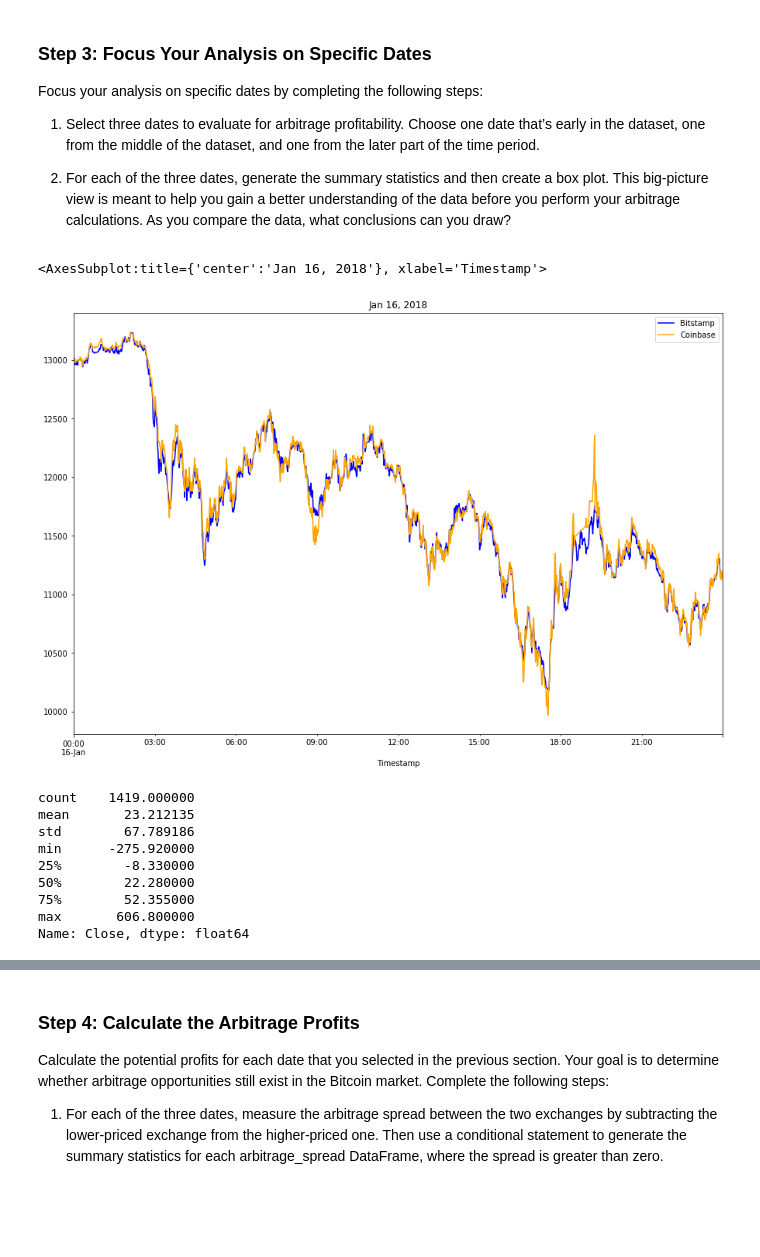
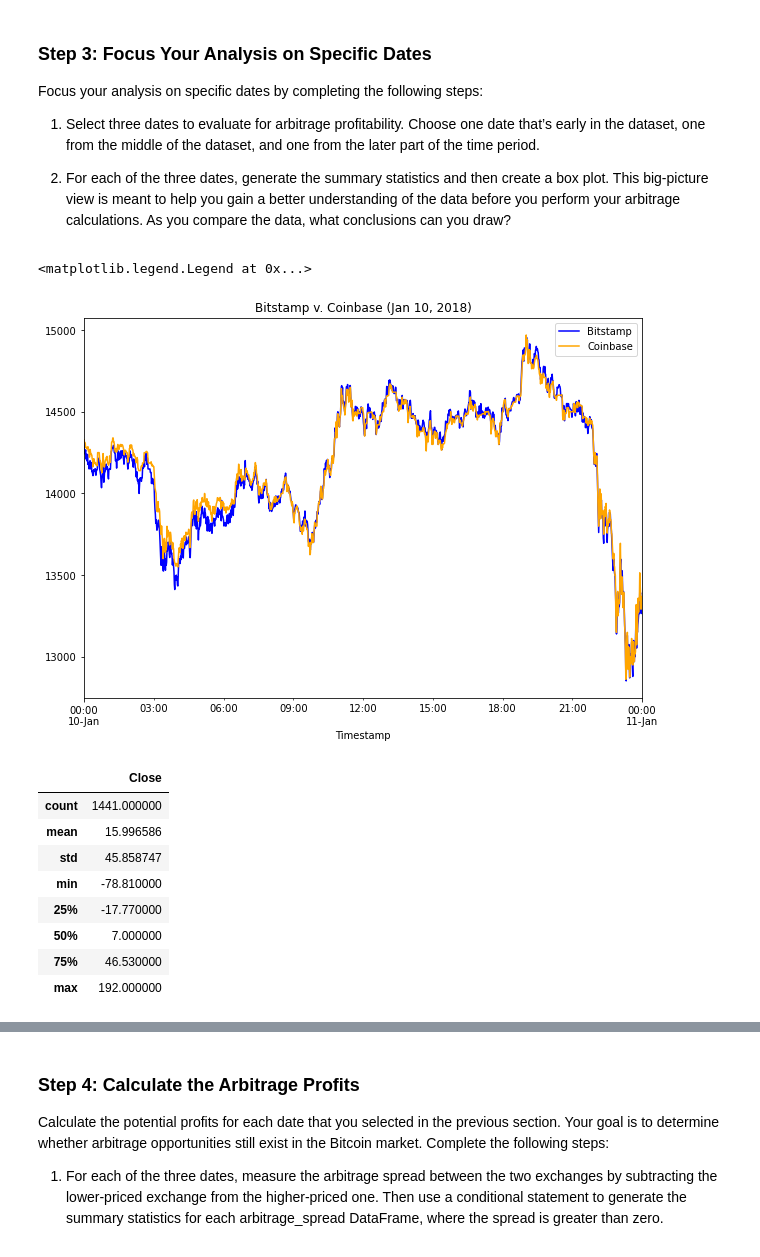
Before and after one commit to plefebvre1/module_3_challenge, a Jupyter notebook: Starter_Code/crypto_arbitrage.ipynb, the cells around one changed output, grey strips where cells are left out. Saved outputs shown, nothing was run; the diff lists cells and outputs as text; code cells hidden in the pictures; blank space fills up the shorter version.

Commit message:
Arbitrage Opportunity Analysis Complete

```diff
--- a/Starter_Code/crypto_arbitrage.ipynb
+++ b/Starter_Code/crypto_arbitrage.ipynb
@@ -144,10 +144,10 @@ Select the data you want to analyze. Use `loc` or `iloc` to select the following
 * Close
 # %%
 # Use loc or iloc to select `Timestamp (the index)` and `Close` from bitstamp DataFrame
-bitstamp_sliced = # YOUR CODE HERE
+bitstamp_sliced = pd.DataFrame(bitstamp.loc[:,'Close'])
 
 # Review the first five rows of the DataFrame
-# YOUR CODE HERE
+bitstamp_sliced.head()
 # %% [output]
 |  | Close |
 | Timestamp |  |
@@ -158,10 +158,10 @@ bitstamp_sliced = # YOUR CODE HERE
 | 2018-01-01 00:04:00 | 13620.00 |
 # %%
 # Use loc or iloc to select `Timestamp (the index)` and `Close` from coinbase DataFrame
-coinbase_sliced = # YOUR CODE HERE
+coinbase_sliced = pd.DataFrame(coinbase.loc[:,'Close'])
 
 # Review the first five rows of the DataFrame
-# YOUR CODE HERE
+coinbase_sliced.head()
 # %% [output]
 |  | Close |
 | Timestamp |  |
@@ -261,26 +267,28 @@ Focus your analysis on specific dates by completing the following steps:
 # %%
 # Create an overlay plot that visualizes the two dataframes over a period of one day early in the dataset.
 # Be sure that the plots include the parameters `legend`, `figsize`, `title`, `color` and `label`
-# YOUR CODE HERE
+ax = bitstamp_sliced.loc['2018-01-10 00:00:00':'2018-01-11 00:00:00'].plot(legend = True, figsize = (10,7), title = 'Bitstamp v. Coinbase (Jan 10, 2018)', color = 'blue', label = 'Bitstamp')
+coinbase_sliced.loc['2018-01-10 00:00:00':'2018-01-11 00:00:00'].plot(legend = True, figsize = (10,7), color = 'orange', label = 'Coinbase', ax = ax)
+ax.legend(['Bitstamp','Coinbase'])
 # %% [output]
-<AxesSubplot:title={'center':'Jan 16, 2018'}, xlabel='Timestamp'>
+<matplotlib.legend.Legend at 0x...>
-[figure, old version]
+[figure, new version]
 # %%
 # Using the early date that you have selected, calculate the arbitrage spread
 # by subtracting the bitstamp lower closing prices from the coinbase higher closing prices
-arbitrage_spread_early = # YOUR CODE HERE
+arbitrage_spread_early = coinbase_sliced.loc['2018-01-10 00:00:00':'2018-01-11 00:00:00'] - bitstamp_sliced.loc['2018-01-10 00:00:00':'2018-01-11 00:00:00']
 
 # Generate summary statistics for the early DataFrame
-# YOUR CODE HERE
+arbitrage_spread_early.describe()
 # %% [output]
-count    1419.000000
-mean       23.212135
-std        67.789186
-min      -275.920000
-25%        -8.330000
-50%        22.280000
-75%        52.355000
-max       606.800000
-Name: Close, dtype: float64
+|  | Close |
+| count | 1441.000000 |
+| mean | 15.996586 |
+| std | 45.858747 |
+| min | -78.810000 |
+| 25% | -17.770000 |
+| 50% | 7.000000 |
+| 75% | 46.530000 |
+| max | 192.000000 |
 # %%
 # Visualize the arbitrage spread from early in the dataset in a box plot
```
Also changed, not shown: parts of 34 cells of this notebook.
